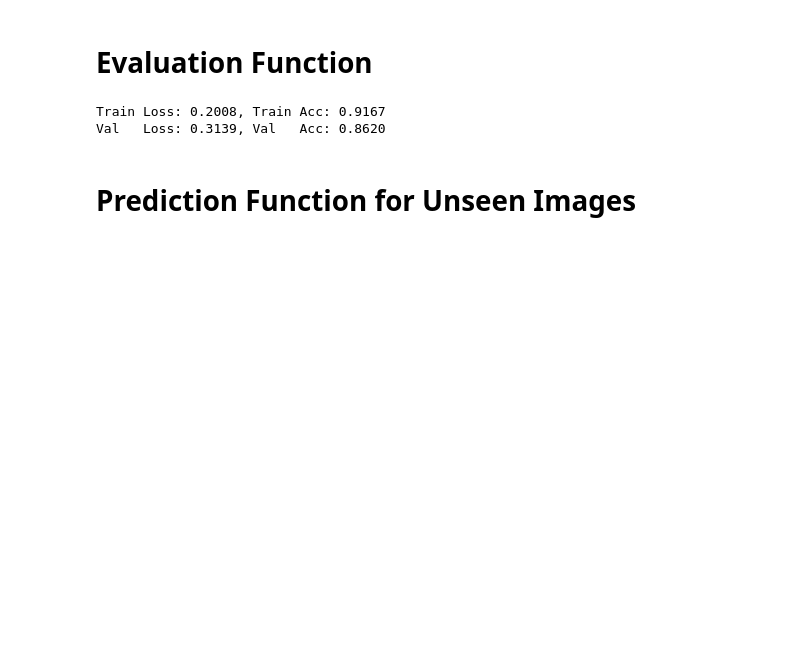
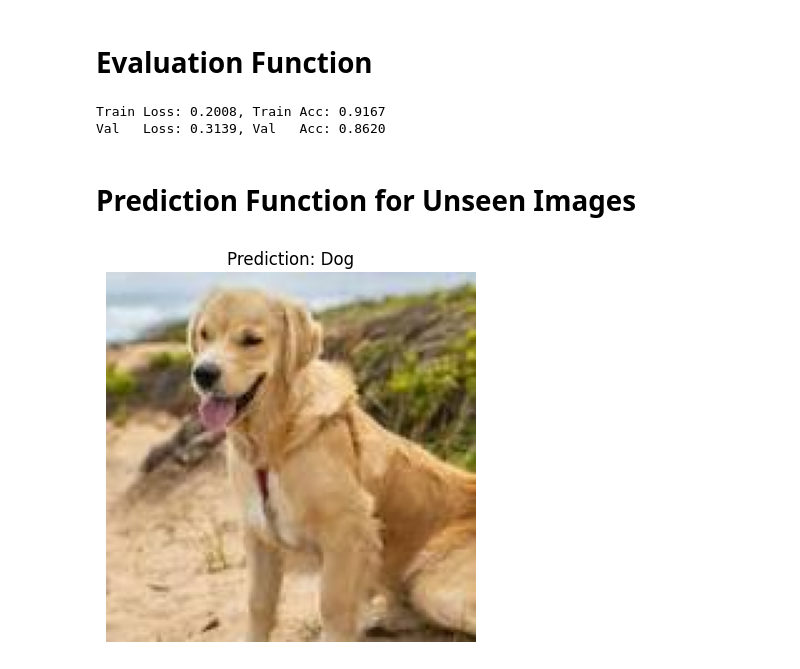
Before and after one commit to DhimanTarafdar/cat-vs-dog-image-classification-CNN, a Jupyter notebook: Cat_vs_Dog_Classification.ipynb, the cells around one changed output. Drawn from its saved outputs; the diff is of its cells as text; code cells hidden in the pictures; blank space fills up the shorter version.

Commit message:
prediction fo unseen image

```diff
--- a/Cat_vs_Dog_Classification.ipynb
+++ b/Cat_vs_Dog_Classification.ipynb
@@ -268,25 +268,27 @@ Val   Loss: 0.3139, Val   Acc: 0.8620
 # %%
 def predict_image(image_path):
     model.eval()
 
     image = Image.open(image_path).convert("RGB")
     image = val_transform(image).unsqueeze(0).to(device) # Batch dimension add করা
 
     with torch.no_grad():
         outputs = model(image)
         _, predicted = torch.max(outputs, 1)
 
     # (0=Cat, 1=Dog)
     class_names = ['Cat', 'Dog']
     result = class_names[predicted.item()]
 
 
     plt.imshow(Image.open(image_path))
     plt.title(f"Prediction: {result}")
     plt.axis('off')
     plt.show()
 
 # **Test with your uploaded image**
-# Colab-এ ছবি আপলোড করে তার পাথ এখানে দাও
-my_image_path = "cat_or_dog.jpg"
+
+my_image_path = "/content/dog.jpg"
 predict_image(my_image_path)
+# %% [output]
+[figure, added]
```
Also changed, not shown: parts of 1 cell of this notebook.
